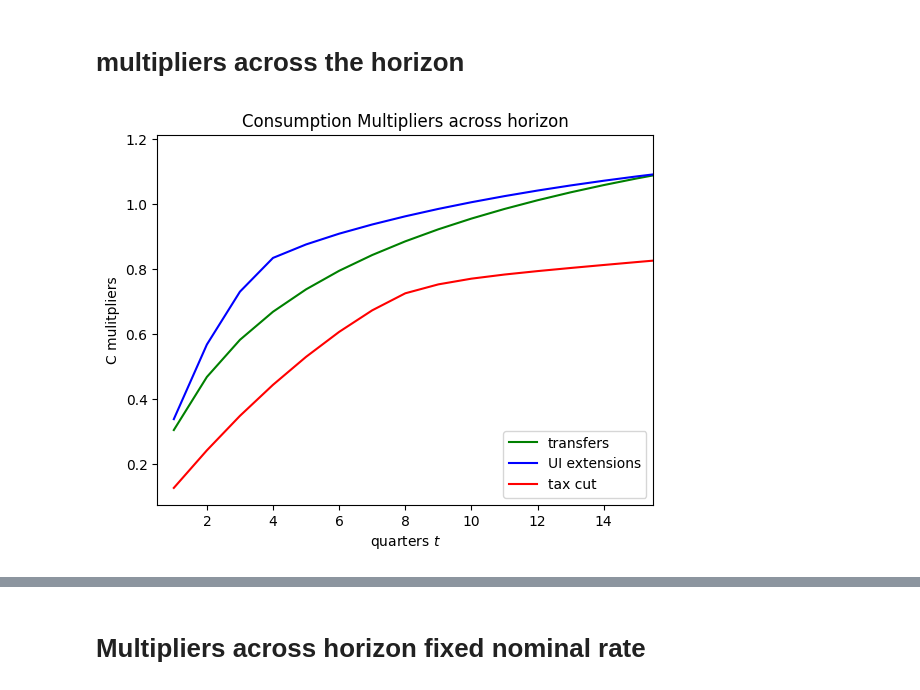
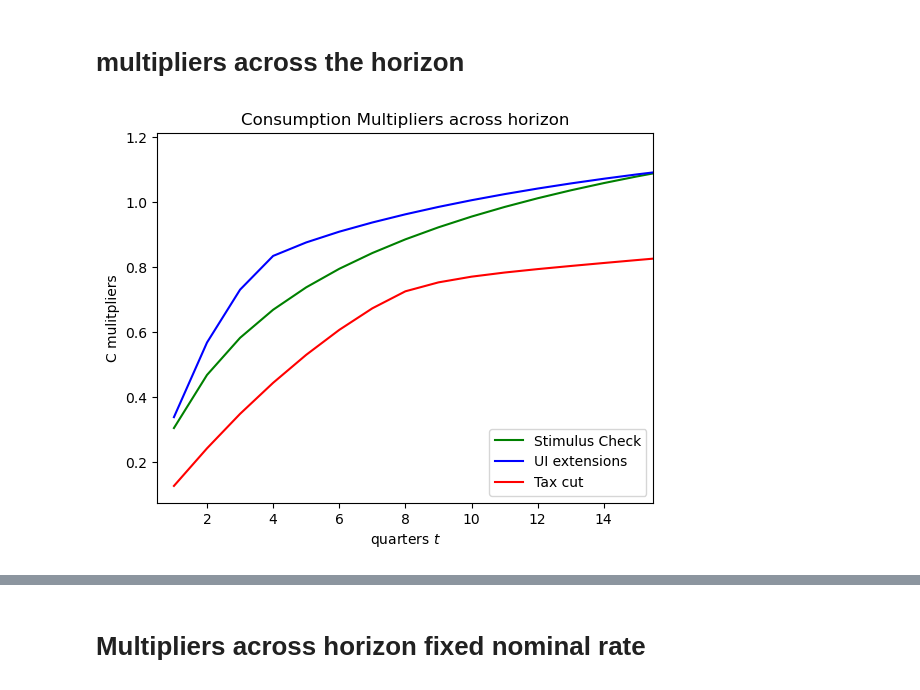
Before and after one commit to llorracc/HAFiscal-Latest, a Jupyter notebook: Code/HA-Models/FromPandemicCode/HA-Fiscal-HANK-SAM-clean.ipynb, the cells around one changed output, grey strips where cells are left out. Saved outputs shown, nothing was run; the diff lists cells and outputs as text; code cells hidden in the pictures.

```diff
--- a/Code/HA-Models/FromPandemicCode/HA-Fiscal-HANK-SAM-clean.ipynb
+++ b/Code/HA-Models/FromPandemicCode/HA-Fiscal-HANK-SAM-clean.ipynb
@@ -1211,36 +1208,37 @@ multiplier out of tax cut (fixed nominal rate) -1.1624825757018349
 horizon_length = 20
 
 multipliers_transfers = np.zeros(horizon_length)
 multipliers_UI_extensions = np.zeros(horizon_length)
 multipliers_UI_extensions_no_anticipation = np.zeros(horizon_length)
 multipliers_tax_cut = np.zeros(horizon_length)
 
 for i in range(horizon_length):
 
 
     multipliers_transfers[i] =  NPV(irfs_transfer_fixed_real_rate['C'], i + 1)/NPV(irfs_transfer_fixed_real_rate['transfers'],300)
     multipliers_UI_extensions[i] =  NPV(irfs_UI_extension_fixed_real_rate['C'], i + 1)/NPV(irfs_UI_extension_fixed_real_rate['UI_extension_cost'],300)
     multipliers_UI_extensions_no_anticipation[i] =  NPV(irf_UI_extend_realizations['C'], i + 1)/NPV(irf_UI_extend_realizations['UI_extension_cost'],300)
 
     multipliers_tax_cut[i] =  -NPV(irfs_tau_fixed_real_rate['Y'], i + 1)/NPV(irfs_tau_fixed_real_rate['tax_cost'],300)
 
 
 
-plt.plot(np.arange(horizon_length) +1,multipliers_transfers , label = 'transfers', color = 'green')
+plt.plot(np.arange(horizon_length) +1,multipliers_transfers , label = 'Stimulus Check', color = 'green')
 plt.plot(np.arange(horizon_length) +1,multipliers_UI_extensions , label = 'UI extensions' , color = 'blue')
-plt.plot(np.arange(horizon_length) +1,multipliers_tax_cut , label = 'tax cut', color = 'red')
+plt.plot(np.arange(horizon_length) +1,multipliers_tax_cut , label = 'Tax cut', color = 'red')
 
 #plt.plot(np.arange(horizon_length) +1,multipliers_UI_extensions_no_anticipation , label = 'UI extensions (households never learn of UI extensions)')
 #plt.plot(np.arange(15) +1,multipliers_tax_cut , label = 'tax cut')
 
 plt.legend(loc = 'lower right')
 plt.ylabel('C mulitpliers')
 plt.xlabel('quarters $t$')
 plt.xlim(.5,15.5)
 plt.title('Consumption Multipliers across horizon')
+plt.savefig("figures/HANK_multipliers.pdf")
 plt.show()
 # %% [output]
-[figure, old version]
+[figure, new version]
 # %%
 # from IPython.display import Image
 # Image(filename='HA-fiscal.png', width=600, height=600)
```
Also changed, not shown: parts of 13 cells of this notebook, 2 other files.
